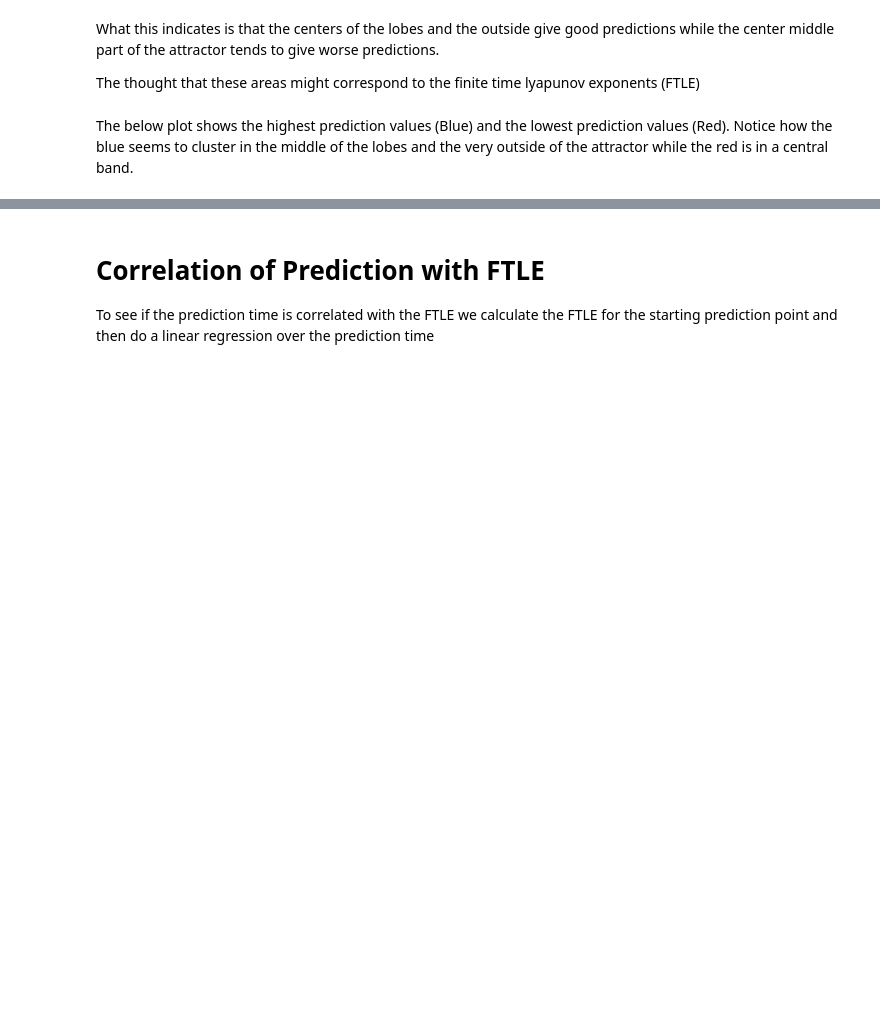
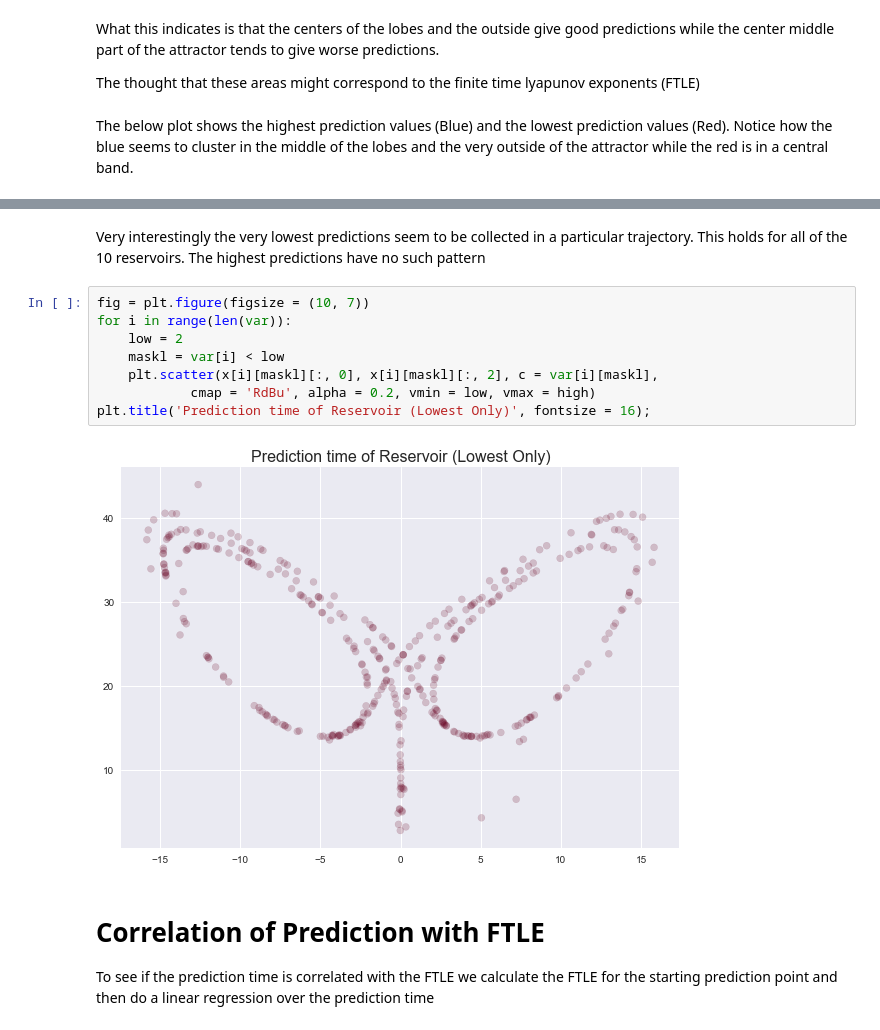
Before and after one commit to japlatt/reservoir, a Jupyter notebook: examples/Example_pred_var.ipynb, the cells around one changed output, grey strips where cells are left out. Saved outputs shown, nothing was run; the diff lists cells and outputs as text; blank space fills up the shorter version.

```diff
--- a/examples/Example_pred_var.ipynb
+++ b/examples/Example_pred_var.ipynb
@@ -79,3 +79,15 @@ plt.title('Prediction time of Reservoir', fontsize = 16);
+# %% [markdown]
+Very interestingly the very lowest predictions seem to be collected in a particular trajectory. This holds for all of the 10 reservoirs.  The highest predictions have no such pattern
+# %%
+fig = plt.figure(figsize = (10, 7))
+for i in range(len(var)):
+    low = 2
+    maskl = var[i] < low
+    plt.scatter(x[i][maskl][:, 0], x[i][maskl][:, 2], c = var[i][maskl],
+            cmap = 'RdBu', alpha = 0.2, vmin = low, vmax = high)
+plt.title('Prediction time of Reservoir (Lowest Only)', fontsize = 16);
+# %% [output]
+[figure, added]
 # %% [markdown]
 # Correlation of Prediction with FTLE
 
```
Also changed, not shown: parts of 1 cell of this notebook.
